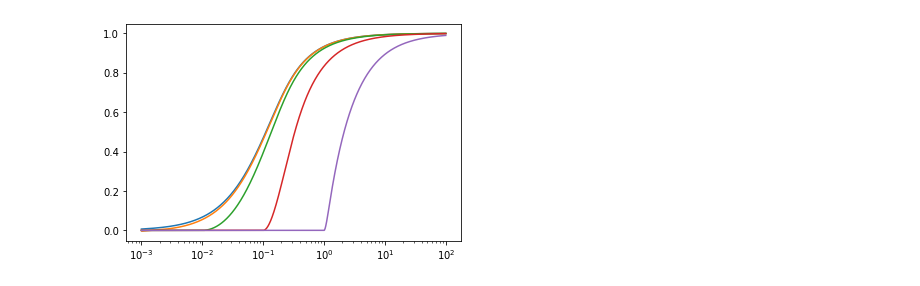
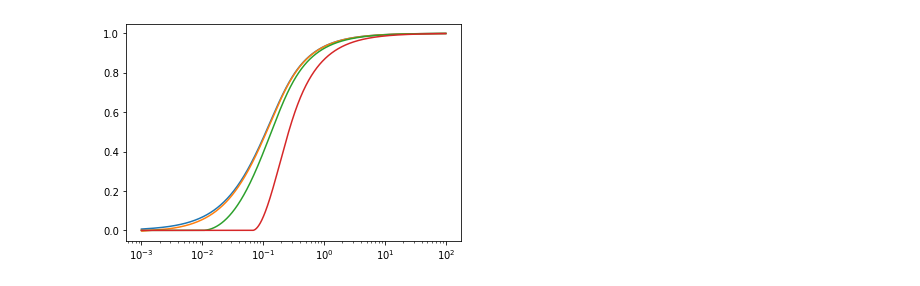
Before and after one commit to mmemcormier/amid, a Jupyter notebook: test_IRfit.ipynb, the cells around one changed output. Cells and saved outputs as stored; diff of their text form; code cells hidden in the pictures.

```diff
--- a/test_IRfit.ipynb
+++ b/test_IRfit.ipynb
@@ -15,19 +15,19 @@ alphas = alphas[:nalpha]
 # %%
 # Plot Atlung curve with various R_Ohm
 
-R_Ohm = np.array([0.0, 1e-3, 1e-2, 1e-1, 1])
+R_Ohm = np.array([0.0, 1e-3, 1e-2, 1.0/15])
 nQ = 1000
 A = 3
 B = 5
 for i in range(len(R_Ohm)):
     Q_arr = np.logspace(-3, 2, nQ)
     tau_sol = np.zeros(nQ)
     tau_guess = 0.5
     for j in range(nQ):
         Q = Q_arr[j]
         func = lambda tau: tau - 1 + (1/(A*Q))*(1/B - 2*(np.sum(np.exp(-alphas*tau*Q)/alphas))) + R_Ohm[i]/Q if R_Ohm[i]<Q else tau
         tau_sol[j] = fsolve(func, tau_guess, factor=1.)
 
     plt.semilogx(Q_arr, tau_sol)
 # %% [output]
-[figure, old version]
+[figure, new version]
```
Also changed, not shown: 2 other files.
